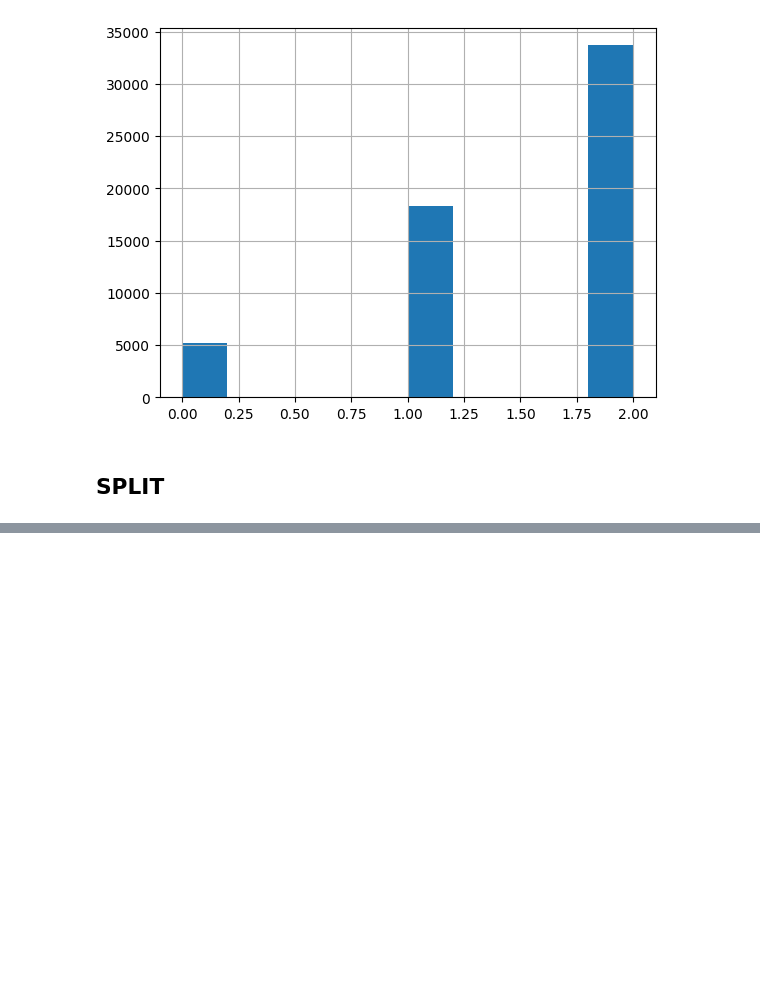
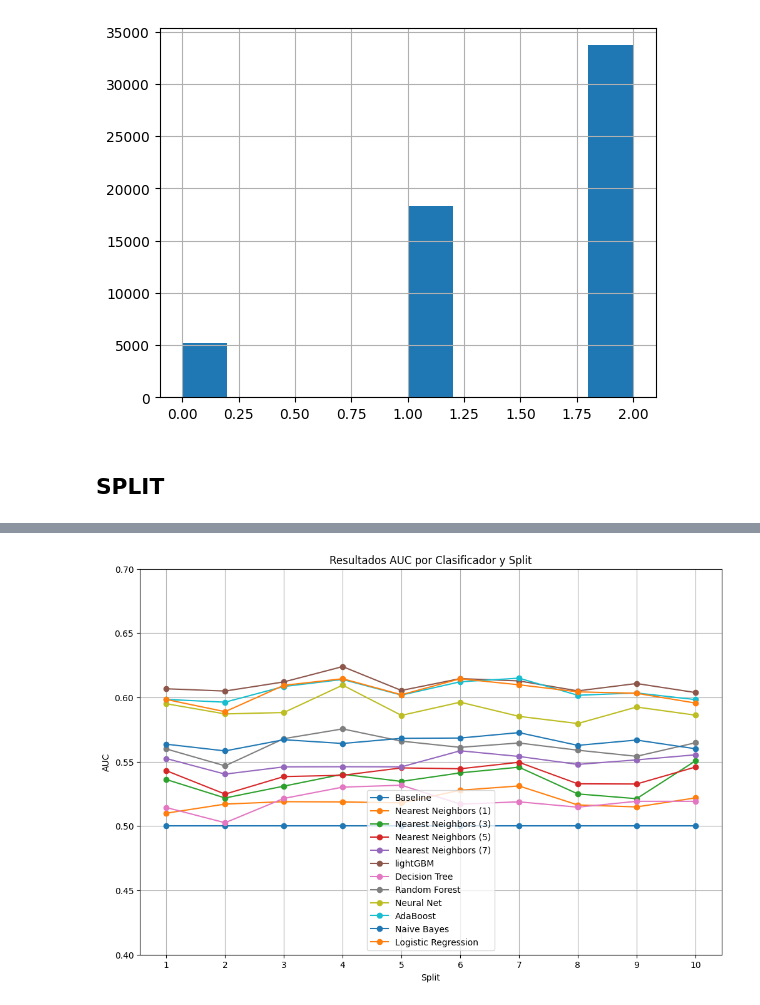
Before and after one commit to Maristoteles02/TAAU, a Jupyter notebook: 2.0.DATA_PREP+1APP.ipynb, the cells around one changed output, grey strips where cells are left out. Saved outputs shown, nothing was run; the diff lists cells and outputs as text; code cells hidden in the pictures; blank space fills up the shorter version.

```diff
--- a/2.0.DATA_PREP+1APP.ipynb
+++ b/2.0.DATA_PREP+1APP.ipynb
@@ -179,2 +274,26 @@ classifiers_list = [
+# %%
+import matplotlib.pyplot as plt
+
+# valores_auc es un diccionario donde las claves son los nombres de los clasificadores
+# y los valores son listas de puntuaciones AUC para cada split
+# Ejemplo: valores_auc = {'clasificador1': [0.8, 0.82, ...], 'clasificador2': [0.75, 0.77, ...], ...}
+
+n_splits = 10  # Número de splits en la validación cruzada
+
+plt.figure(figsize=(12, 8))
+
+for name, auc_scores in valores_auc.items():
+    plt.plot(range(1, n_splits + 1), auc_scores, marker='o', linestyle='-', label=name)
+
+plt.title('Resultados AUC por Clasificador y Split')
+plt.xlabel('Split')
+plt.ylabel('AUC')
+plt.xticks(range(1, n_splits + 1))
+plt.ylim([0.4, 0.7])
+plt.legend()
+plt.grid(True)
+plt.show()
+# %% [output]
+[figure, added]
 # %%
 valores_auc={}
```
Also changed, not shown: parts of 10 cells of this notebook, 10 other files.
